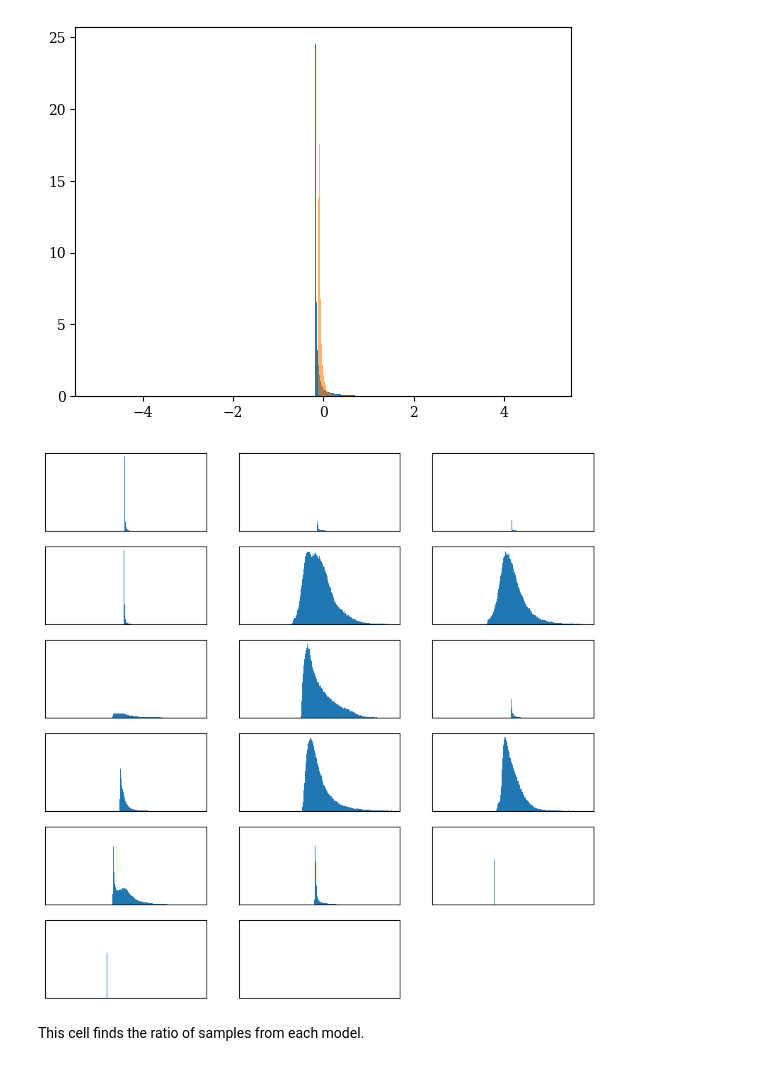
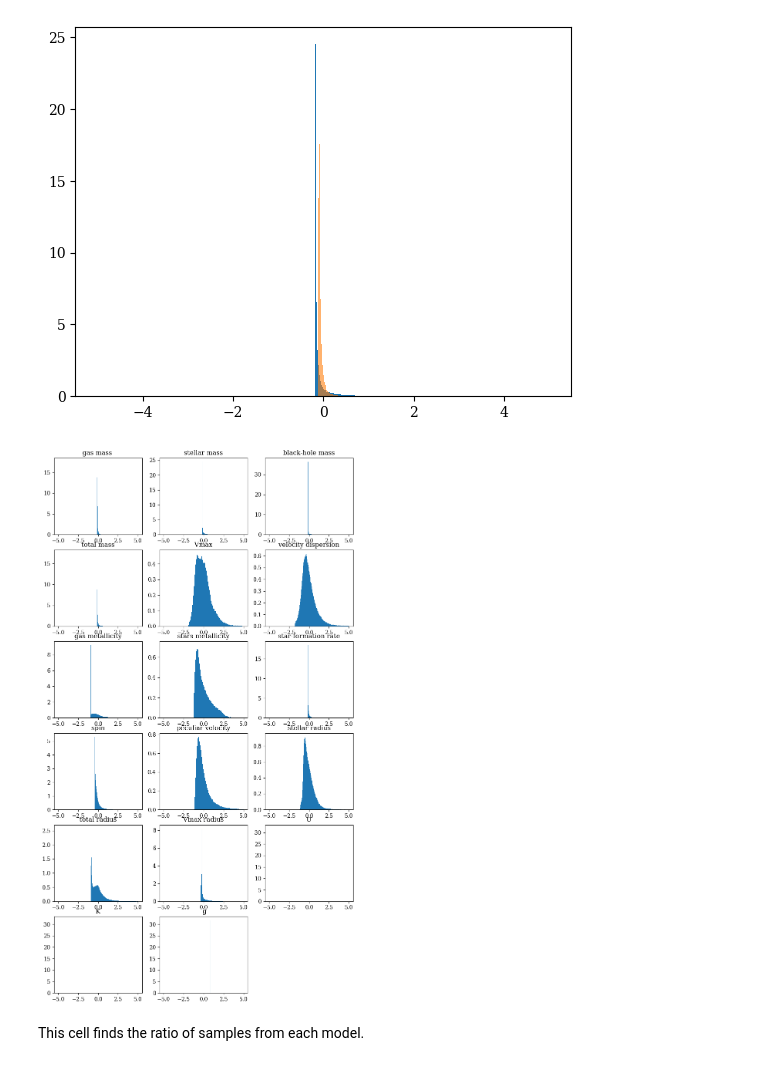
Before and after one commit to cjpdrury/evidence_networks, a Jupyter notebook: evidence_network.ipynb, the cells around one changed output. Drawn from its saved outputs; the diff is of its cells as text; code cells hidden in the pictures.

```diff
--- a/evidence_network.ipynb
+++ b/evidence_network.ipynb
@@ -196,17 +196,16 @@ _ = plt.hist(x_train_scaled[:,0],bins=np.linspace(-5,5,512),alpha=0.6,density=Tr
 # %% [output]
 [figure]
 # %%
-plt.figure(figsize=(10,10))
+plt.figure(figsize=(10,18))
 for i in range(17):
     plt.subplot(6,3,i+1)
-    plt.xticks([])
-    plt.yticks([])
     plt.grid(False)
     _ = plt.hist(x_train_scaled[:,i],bins=np.linspace(-5,5,512),density=True)
-    # plt.xlabel(class_names[train_labels[i]])
-plt.show()
+    plt.title(str(header[i]))
+
+plt.subplots_adjust(hspace=.2)
 # %% [output]
-[figure, old version]
+[figure, new version]
 # %% [markdown]
 This cell finds the ratio of samples from each model.
 # %%
```
